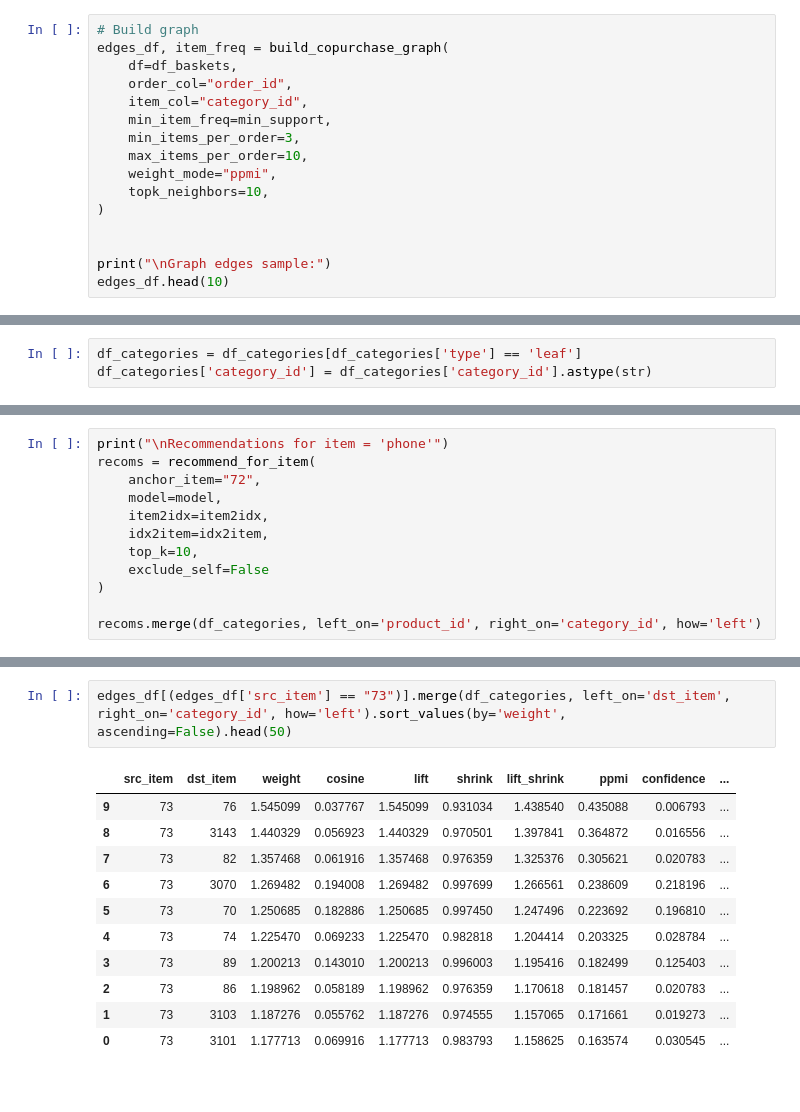
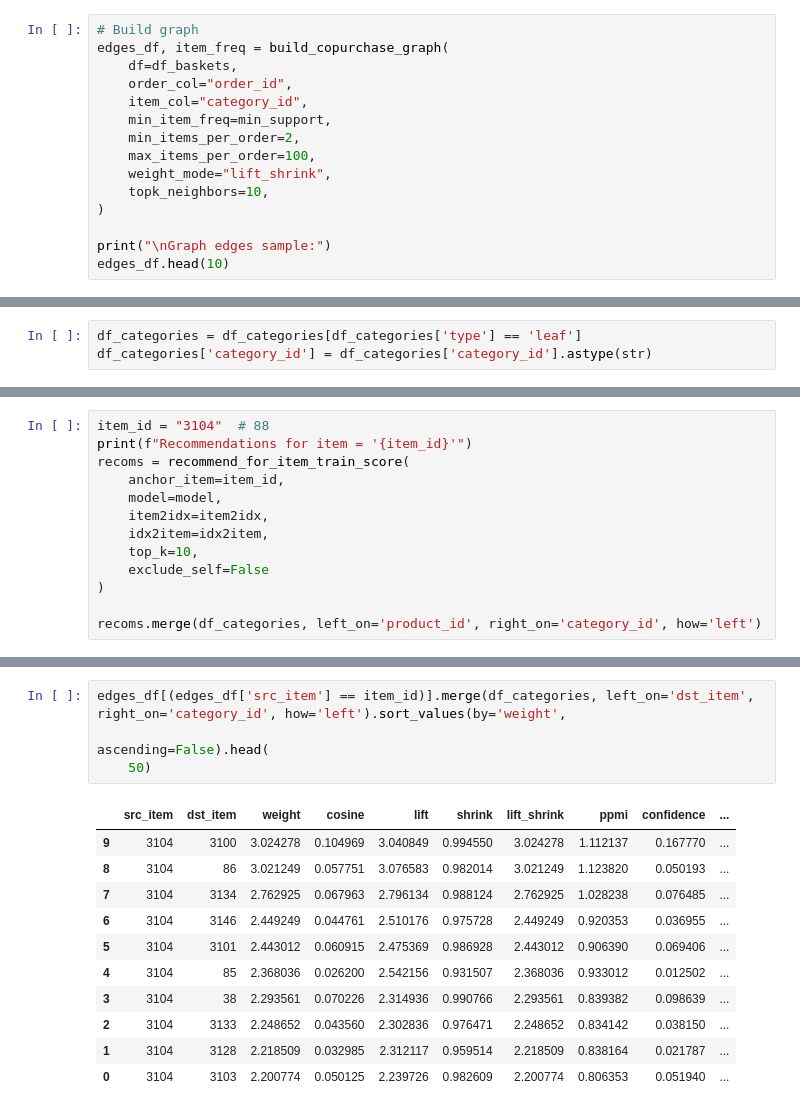
Before and after one commit to samousavizade/Recora, a Jupyter notebook: examples/item_item_graph.ipynb, the cells around one changed output, grey strips where cells are left out. Saved outputs shown, nothing was run; the diff lists cells and outputs as text.

```diff
--- a/examples/item_item_graph.ipynb
+++ b/examples/item_item_graph.ipynb
@@ -785,16 +1046,15 @@ min_support
 # %%
 # Build graph
 edges_df, item_freq = build_copurchase_graph(
-    df=df_baskets,
-    order_col="order_id",
-    item_col="category_id",
-    min_item_freq=min_support,
-    min_items_per_order=3,
-    max_items_per_order=10,
-    weight_mode="ppmi",
-    topk_neighbors=10,
+	df=df_baskets,
+	order_col="order_id",
+	item_col="category_id",
+	min_item_freq=min_support,
+	min_items_per_order=2,
+	max_items_per_order=100,
+	weight_mode="lift_shrink",
+	topk_neighbors=10,
 )
-
 
 print("\nGraph edges sample:")
 edges_df.head(10)
@@ -887,12 +1144,13 @@ df_categories['category_id'] = df_categories['category_id'].astype(str)
 # %%
-print("\nRecommendations for item = 'phone'")
-recoms = recommend_for_item(
-    anchor_item="72",
-    model=model,
-    item2idx=item2idx,
-    idx2item=idx2item,
-    top_k=10,
-    exclude_self=False
+item_id = "3104"  # 88
+print(f"Recommendations for item = '{item_id}'")
+recoms = recommend_for_item_train_score(
+	anchor_item=item_id,
+	model=model,
+	item2idx=item2idx,
+	idx2item=idx2item,
+	top_k=10,
+	exclude_self=False
 )
 
 recoms.merge(df_categories, left_on='product_id', right_on='category_id', how='left')
@@ -912,16 +1170,18 @@ Recommendations for item = 'phone'
 # %%
-edges_df[(edges_df['src_item'] == "73")].merge(df_categories, left_on='dst_item', right_on='category_id', how='left').sort_values(by='weight', ascending=False).head(50)
+edges_df[(edges_df['src_item'] == item_id)].merge(df_categories, left_on='dst_item', right_on='category_id', how='left').sort_values(by='weight',
+                                                                                                                                     ascending=False).head(
+	50)
 # %% [output]
 |  | src_item | dst_item | weight | cosine | lift | shrink | lift_shrink | ppmi | confidence | ... |
-| 9 | 73 | 76 | 1.545099 | 0.037767 | 1.545099 | 0.931034 | 1.438540 | 0.435088 | 0.006793 | ... |
-| 8 | 73 | 3143 | 1.440329 | 0.056923 | 1.440329 | 0.970501 | 1.397841 | 0.364872 | 0.016556 | ... |
-| 7 | 73 | 82 | 1.357468 | 0.061916 | 1.357468 | 0.976359 | 1.325376 | 0.305621 | 0.020783 | ... |
-| 6 | 73 | 3070 | 1.269482 | 0.194008 | 1.269482 | 0.997699 | 1.266561 | 0.238609 | 0.218196 | ... |
-| 5 | 73 | 70 | 1.250685 | 0.182886 | 1.250685 | 0.997450 | 1.247496 | 0.223692 | 0.196810 | ... |
-| 4 | 73 | 74 | 1.225470 | 0.069233 | 1.225470 | 0.982818 | 1.204414 | 0.203325 | 0.028784 | ... |
-| 3 | 73 | 89 | 1.200213 | 0.143010 | 1.200213 | 0.996003 | 1.195416 | 0.182499 | 0.125403 | ... |
-| 2 | 73 | 86 | 1.198962 | 0.058189 | 1.198962 | 0.976359 | 1.170618 | 0.181457 | 0.020783 | ... |
-| 1 | 73 | 3103 | 1.187276 | 0.055762 | 1.187276 | 0.974555 | 1.157065 | 0.171661 | 0.019273 | ... |
-| 0 | 73 | 3101 | 1.177713 | 0.069916 | 1.177713 | 0.983793 | 1.158625 | 0.163574 | 0.030545 | ... |
+| 9 | 3104 | 3100 | 3.024278 | 0.104969 | 3.040849 | 0.994550 | 3.024278 | 1.112137 | 0.167770 | ... |
+| 8 | 3104 | 86 | 3.021249 | 0.057751 | 3.076583 | 0.982014 | 3.021249 | 1.123820 | 0.050193 | ... |
+| 7 | 3104 | 3134 | 2.762925 | 0.067963 | 2.796134 | 0.988124 | 2.762925 | 1.028238 | 0.076485 | ... |
+| 6 | 3104 | 3146 | 2.449249 | 0.044761 | 2.510176 | 0.975728 | 2.449249 | 0.920353 | 0.036955 | ... |
+| 5 | 3104 | 3101 | 2.443012 | 0.060915 | 2.475369 | 0.986928 | 2.443012 | 0.906390 | 0.069406 | ... |
+| 4 | 3104 | 85 | 2.368036 | 0.026200 | 2.542156 | 0.931507 | 2.368036 | 0.933012 | 0.012502 | ... |
+| 3 | 3104 | 38 | 2.293561 | 0.070226 | 2.314936 | 0.990766 | 2.293561 | 0.839382 | 0.098639 | ... |
+| 2 | 3104 | 3133 | 2.248652 | 0.043560 | 2.302836 | 0.976471 | 2.248652 | 0.834142 | 0.038150 | ... |
+| 1 | 3104 | 3128 | 2.218509 | 0.032985 | 2.312117 | 0.959514 | 2.218509 | 0.838164 | 0.021787 | ... |
+| 0 | 3104 | 3103 | 2.200774 | 0.050125 | 2.239726 | 0.982609 | 2.200774 | 0.806353 | 0.051940 | ... |
 # %%
 print("\nRecommendations for cart = ['phone', 'case']")
```
Also changed, not shown: parts of 12 cells of this notebook, 14 other files.
